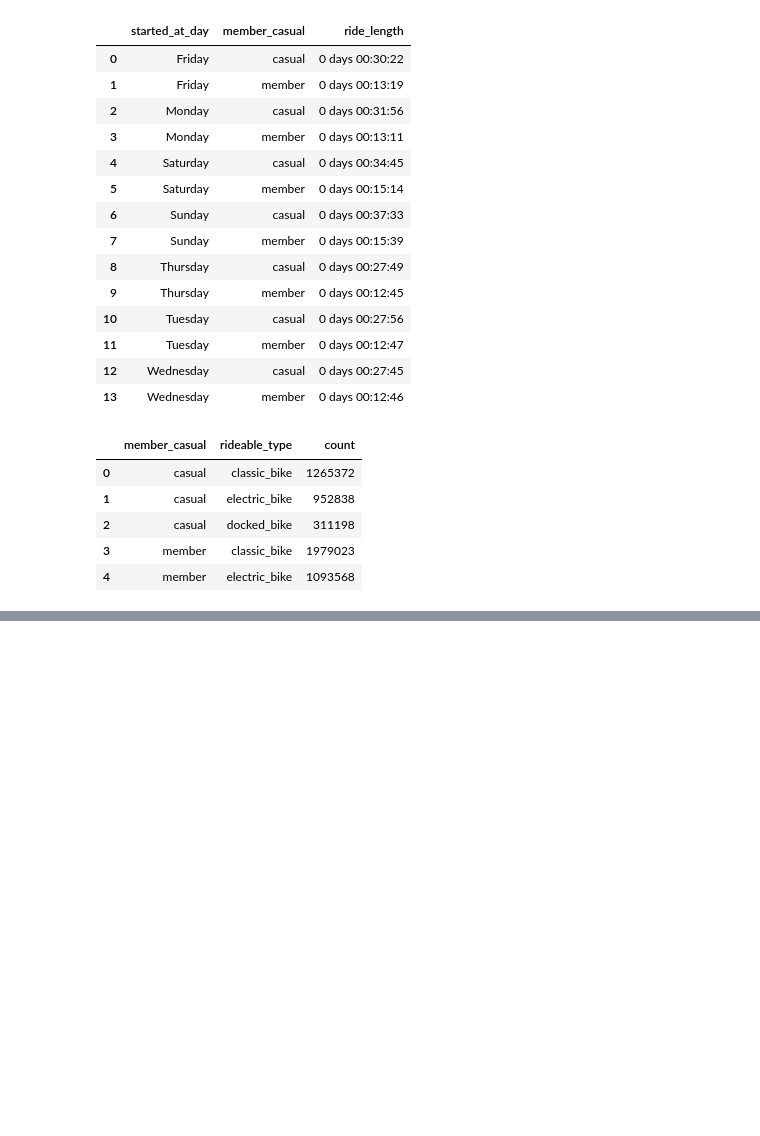
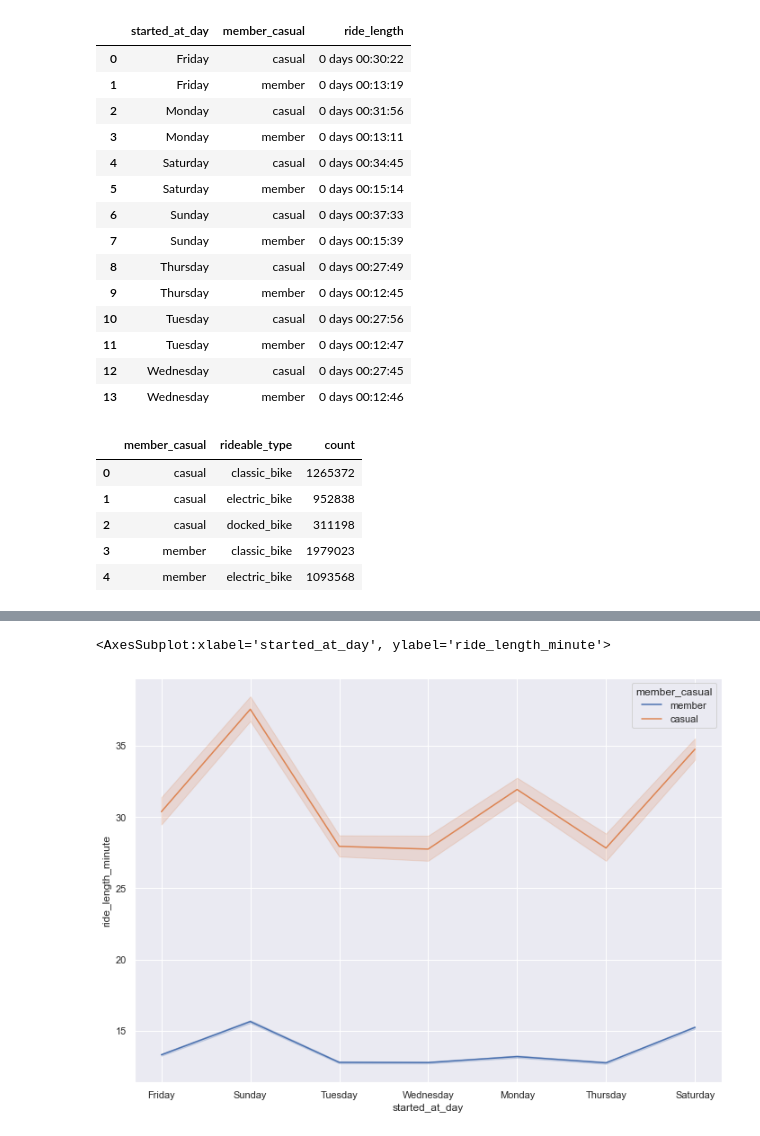
Before and after one commit to ClementVU/Bike-Project, a Jupyter notebook: Bike Project.ipynb, the cells around one changed output, grey strips where cells are left out. Saved outputs shown, nothing was run; the diff lists cells and outputs as text; code cells hidden in the pictures; blank space fills up the shorter version.

```diff
--- a/Bike Project.ipynb
+++ b/Bike Project.ipynb
@@ -383,0 +388,3 @@ SyntaxError: iterable argument unpacking follows keyword argument unpacking (143
+# %%
+# convert ride_length into minutes and create a new column "ride_length_minute"
+merged_df["ride_length_minute"] = merged_df['ride_length'] / np.timedelta64(1, 'm')
@@ -383,0 +413,6 @@ SyntaxError: iterable argument unpacking follows keyword argument unpacking (143
+# %%
+# Graph that represents the average of ride_length in minute for the member and the casual.We can see that member's rides are shorter than the casual's rides.
+sns.lineplot(data=merged_df, x="started_at_day",y="ride_length_minute", hue="member_casual", estimator='mean')
+# %% [output]
+<AxesSubplot:xlabel='started_at_day', ylabel='ride_length_minute'>
+[figure, added]
```
Also changed, not shown: parts of 9 cells of this notebook.
